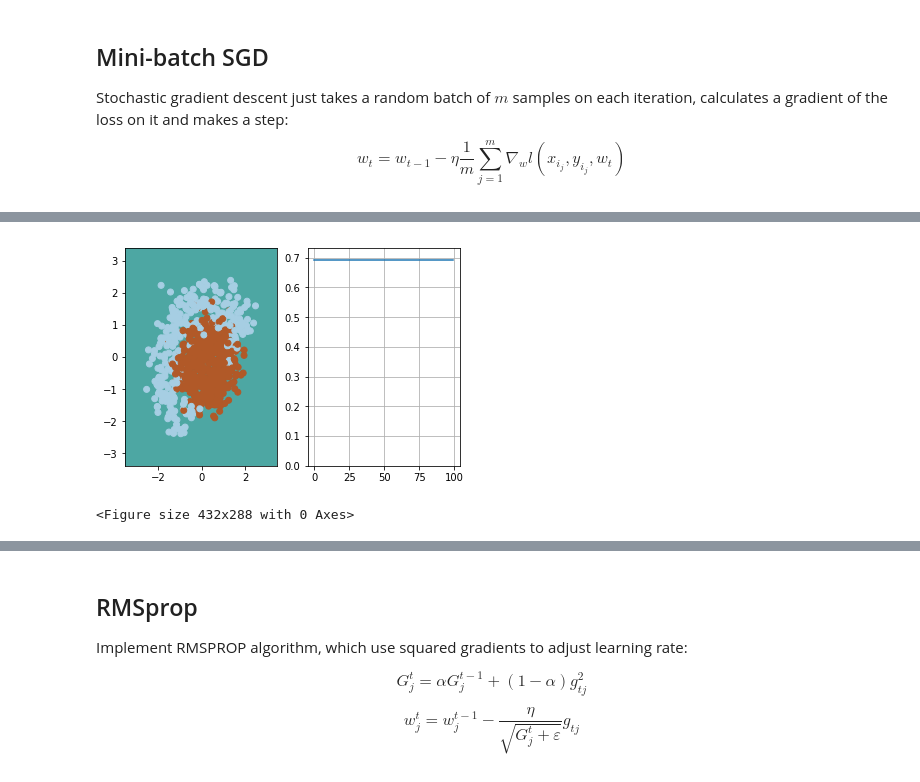
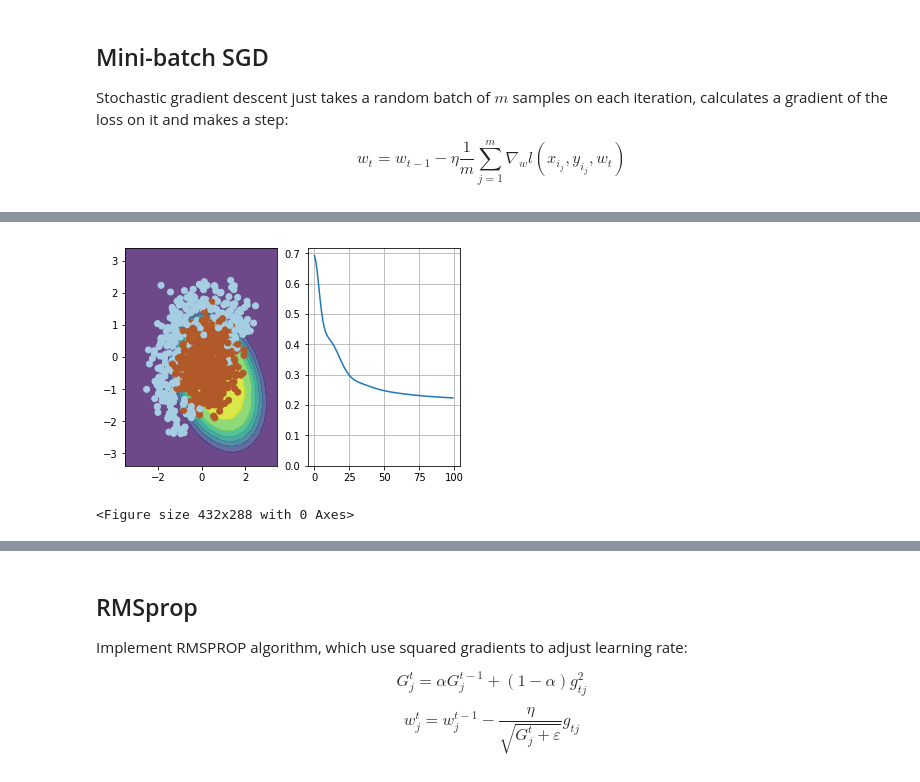
Before and after one commit to CentralLT/DeepLearningCoursera, a Jupyter notebook: Copy_of_week01_pa.ipynb, the cells around one changed output, grey strips where cells are left out. Saved outputs shown, nothing was run; the diff lists cells and outputs as text; code cells hidden in the pictures.

```diff
--- a/Copy_of_week01_pa.ipynb
+++ b/Copy_of_week01_pa.ipynb
@@ -292,6 +292,7 @@ for i in range(n_iter):
 
     # Keep in mind that compute_grad already does averaging over batch for you!
     # TODO:<your code here>
+    w = w - eta * compute_grad(X_expanded, y, w)
 
 visualize(X, y, w, loss)
 plt.clf()
@@ -327,29 +328,30 @@ $$ w_t = w_{t-1} - \nu_t$$
 # %%
 # please use np.random.seed(42), eta=0.05, alpha=0.9, n_iter=100 and batch_size=4 for deterministic results
 np.random.seed(42)
 w = np.array([0, 0, 0, 0, 0, 1])
 
 eta = 0.05 # learning rate
 alpha = 0.9 # momentum
 nu = np.zeros_like(w)
 
 n_iter = 100
 batch_size = 4
 loss = np.zeros(n_iter)
 plt.figure(figsize=(12, 5))
 
 for i in range(n_iter):
     ind = np.random.choice(X_expanded.shape[0], batch_size)
     loss[i] = compute_loss(X_expanded, y, w)
     if i % 10 == 0:
         visualize(X_expanded[ind, :], y[ind], w, loss)
 
     # TODO:<your code here>
-
+    nu = alpha*nu + eta * compute_grad(X_expanded, y, w)
+    w = w - nu
 visualize(X, y, w, loss)
 plt.clf()
 # %% [output]
-[figure, old version]
+[figure, new version]
 <Figure size 432x288 with 0 Axes>
 # %%
 # use output of this cell to fill answer field
```
Also changed, not shown: parts of 7 cells of this notebook.
